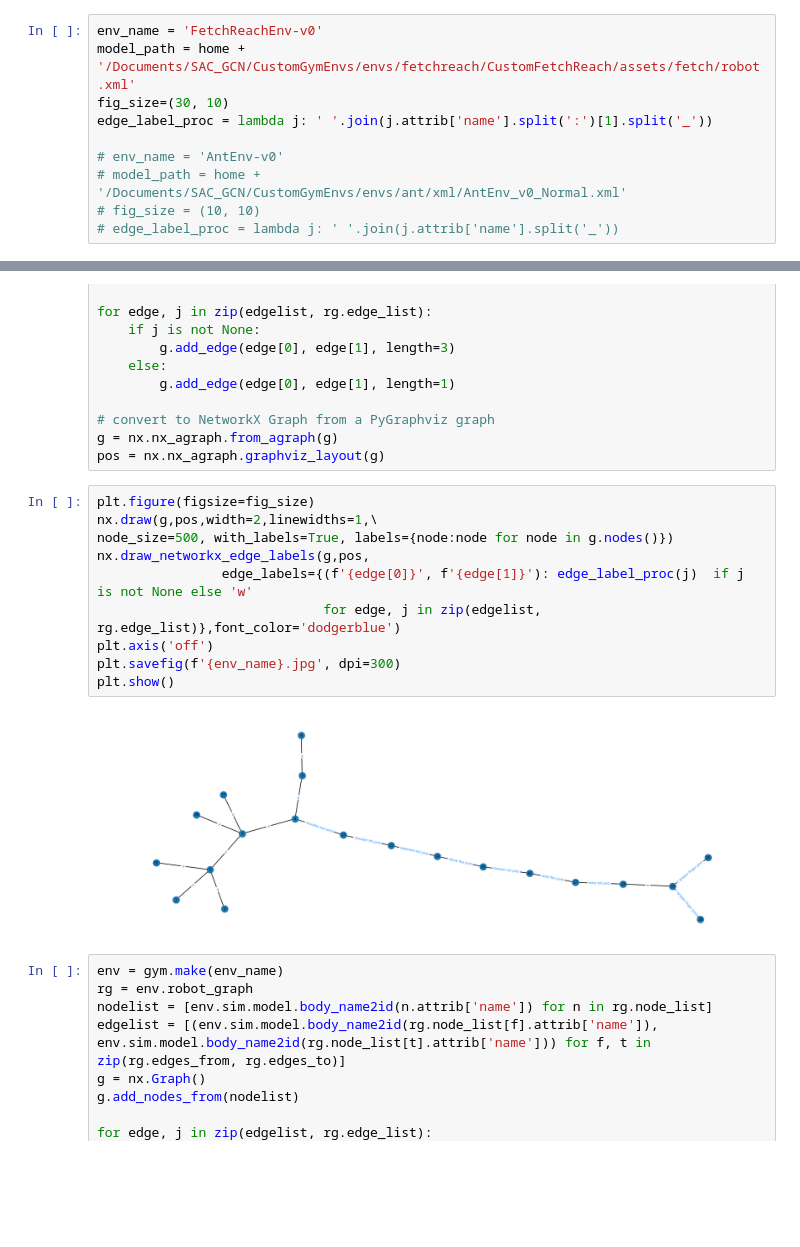
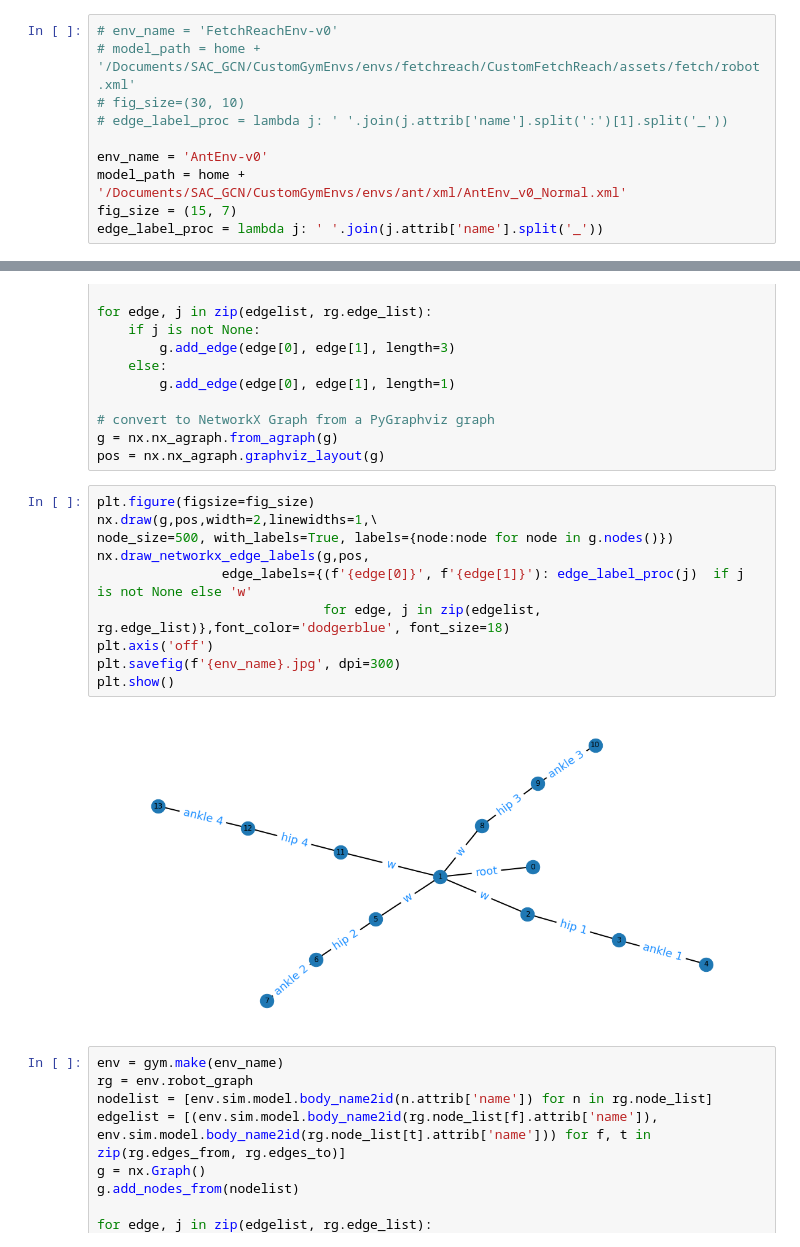
Before and after one commit to MehranTaghian/SAC_GCN, a Jupyter notebook: GraphVisualization.ipynb, the cells around one changed output, grey strips where cells are left out. Drawn from its saved outputs; the diff is of its cells as text; blank space fills up the shorter version.

```diff
--- a/GraphVisualization.ipynb
+++ b/GraphVisualization.ipynb
@@ -9,15 +9,15 @@ from pygraphviz import *
 
 home = str(Path.home())
 # %%
-env_name = 'FetchReachEnv-v0'
-model_path = home + '/Documents/SAC_GCN/CustomGymEnvs/envs/fetchreach/CustomFetchReach/assets/fetch/robot.xml'
-fig_size=(30, 10)
-edge_label_proc = lambda j: ' '.join(j.attrib['name'].split(':')[1].split('_'))
+# env_name = 'FetchReachEnv-v0'
+# model_path = home + '/Documents/SAC_GCN/CustomGymEnvs/envs/fetchreach/CustomFetchReach/assets/fetch/robot.xml'
+# fig_size=(30, 10)
+# edge_label_proc = lambda j: ' '.join(j.attrib['name'].split(':')[1].split('_'))
 
-# env_name = 'AntEnv-v0'
-# model_path = home + '/Documents/SAC_GCN/CustomGymEnvs/envs/ant/xml/AntEnv_v0_Normal.xml'
-# fig_size = (10, 10)
-# edge_label_proc = lambda j: ' '.join(j.attrib['name'].split('_'))
+env_name = 'AntEnv-v0'
+model_path = home + '/Documents/SAC_GCN/CustomGymEnvs/envs/ant/xml/AntEnv_v0_Normal.xml'
+fig_size = (15, 7)
+edge_label_proc = lambda j: ' '.join(j.attrib['name'].split('_'))
 # %%
 env = gym.make(env_name)
 rg = env.robot_graph
@@ -42,15 +42,15 @@ pos = nx.nx_agraph.graphviz_layout(g)
 # %%
 plt.figure(figsize=fig_size)
 nx.draw(g,pos,width=2,linewidths=1,\
 node_size=500, with_labels=True, labels={node:node for node in g.nodes()})
 nx.draw_networkx_edge_labels(g,pos,
                 edge_labels={(f'{edge[0]}', f'{edge[1]}'): edge_label_proc(j)  if j is not None else 'w'
-                             for edge, j in zip(edgelist, rg.edge_list)},font_color='dodgerblue')
+                             for edge, j in zip(edgelist, rg.edge_list)},font_color='dodgerblue', font_size=18)
 plt.axis('off')
 plt.savefig(f'{env_name}.jpg', dpi=300)
 plt.show()
 # %% [output]
-[figure, old version]
+[figure, new version]
 # %%
 env = gym.make(env_name)
 rg = env.robot_graph
```
Also changed, not shown: 13 other files.
